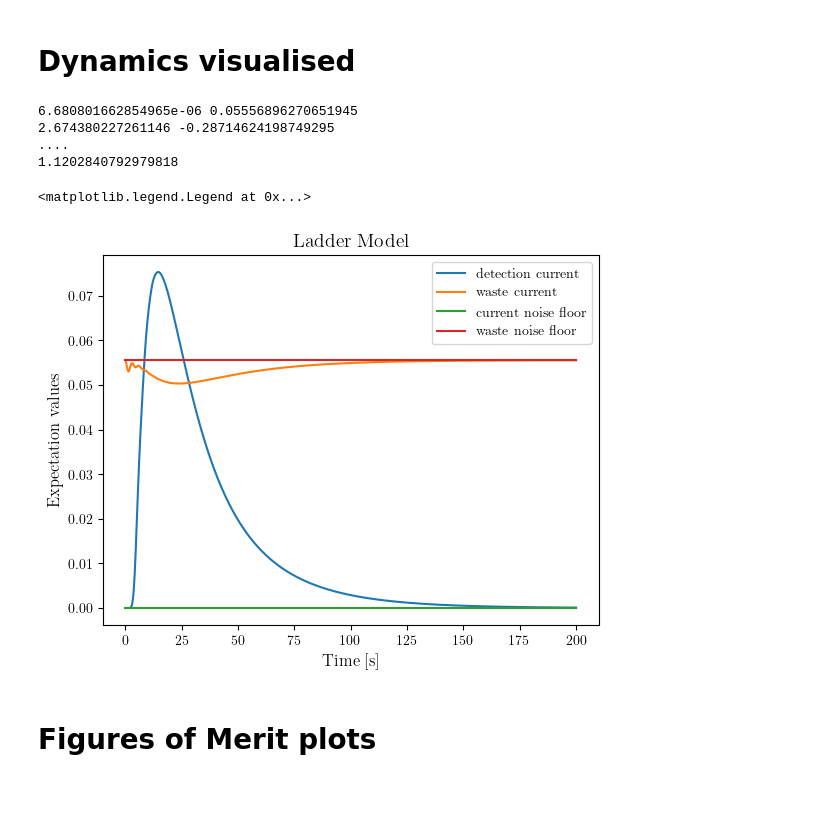
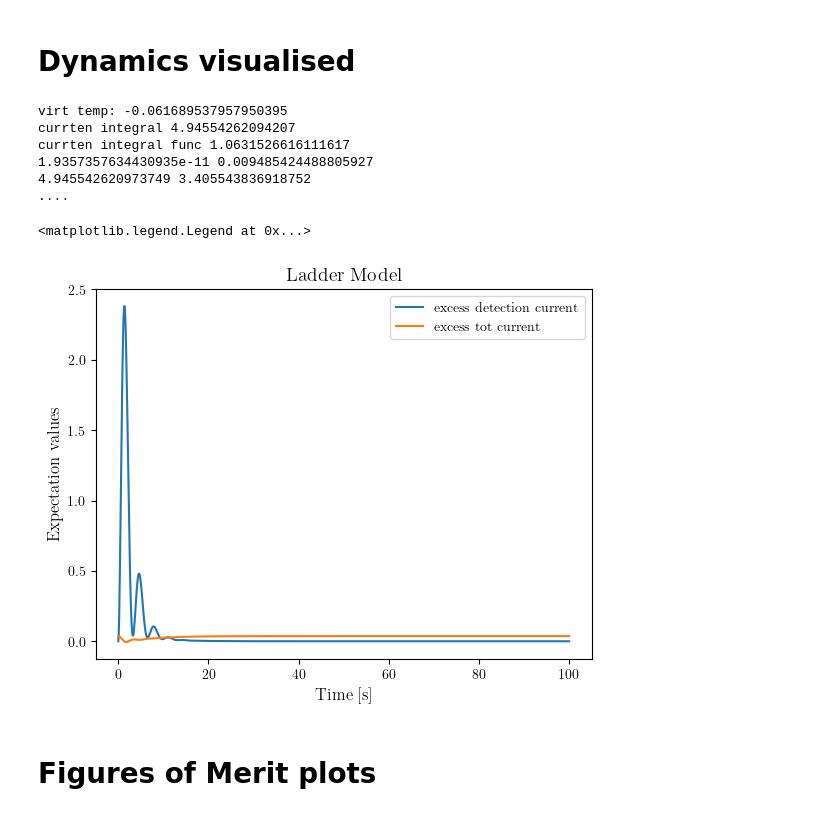
Before and after one commit to Emanuel-Schwarzhans/Quantum-detectors-as-autonomous-machines-assessing-the-thermodynamics-of-information-acquisit-co, a Jupyter notebook: thermal_single_photon_activation_amplification.ipynb, the cells around one changed output. Cells and saved outputs as stored; diff of their text form; code cells hidden in the pictures.

Commit message:
in the process of changing some figures of merit

```diff
--- a/thermal_single_photon_activation_amplification.ipynb
+++ b/thermal_single_photon_activation_amplification.ipynb
@@ -23,7 +23,7 @@ plt.rcParams.update({
 # %% [markdown]
 # Dynamics visualised
 # %%
-d_l=10
+d_l=3
 # Interaction strenghts
 g_sl=1
 g_ml=1
@@ -32,25 +32,26 @@ g_ml=1
 #e_l=1/(d_l-3)
 
 e_max=5
-e_s=0.5
+e_s=0.1
 e_C=0.8
 e_l=(e_max-e_s)/(d_l-2)
 e_H=e_l+e_C
 
-t_f = 200 #final time
+t_f = 100 #final time
 t_steps = 1000 # num of timesteps
 
 # Jump rates
 rateM=1
-rateB=0.1
+rateB=0.01
 rateD=1
 TH=10
-TC=0.1
+TC=0.01
 Tb=TC
 Td=TC
 
-k=5
+k=1
 
+print("virt temp:",e_l/(e_H/TH-e_C/TC))
 
 # parameters=[d_l,g_sl,g_lb,g_ml,e_s,e_l,e_C,e_H,rH,rC,rB,betaH,betaC,betaB]
 # tag_parameters="d_l,g_sl,g_lb,g_ml,e_s,e_l,e_C,e_H,rH,rC,rB,betaH,betaC,betaB"
@@ -61,13 +62,16 @@ H=H0_k(e_s,e_l,e_C,d_l,k)+HI_k(g_sl,g_ml,d_l,k)
 c_ops=c_ops_k(rateM,rateB,rateD,TH,TC,Tb,Td,e_s,e_C,e_l,d_l,k)
 
 # Observable operators
+# e_current_waste=Qobj(np.sum([-(c_ops_ladder_list_k(rateB,Tb,e_s,e_l,d_l,k)[2][l+1]-c_ops_ladder_list_k(rateB,Tb,e_s,e_l,d_l,k)[2][l])*c_ops_ladder_list_k(rateB,Tb,e_s,e_l,d_l,k)[0][l].dag()*c_ops_ladder_list_k(rateB,Tb,e_s,e_l,d_l,k)[0][l]+(c_ops_ladder_list_k(rateB,Tb,e_s,e_l,d_l,k)[2][l+1]-c_ops_ladder_list_k(rateB,Tb,e_s,e_l,d_l,k)[2][l])*c_ops_ladder_list_k(rateB,Tb,e_s,e_l,d_l,k)[1][l].dag()*c_ops_ladder_list_k(rateB,Tb,e_s,e_l,d_l,k)[1][l] for l in range(d_l-1)]))
 e_current_waste=Qobj(np.sum([-(c_ops_ladder_list_k(rateB,Tb,e_s,e_l,d_l,k)[2][l+1]-c_ops_ladder_list_k(rateB,Tb,e_s,e_l,d_l,k)[2][l])*c_ops_ladder_list_k(rateB,Tb,e_s,e_l,d_l,k)[0][l].dag()*c_ops_ladder_list_k(rateB,Tb,e_s,e_l,d_l,k)[0][l]+(c_ops_ladder_list_k(rateB,Tb,e_s,e_l,d_l,k)[2][l+1]-c_ops_ladder_list_k(rateB,Tb,e_s,e_l,d_l,k)[2][l])*c_ops_ladder_list_k(rateB,Tb,e_s,e_l,d_l,k)[1][l].dag()*c_ops_ladder_list_k(rateB,Tb,e_s,e_l,d_l,k)[1][l] for l in range(d_l-1)]))
+e_current_total= Qobj(np.sum([c_ops[i].dag()*c_ops[i] *(-1)**(i+1) for i in range(len(c_ops))]))
 # e_current_top=c_ops[7]-c_ops[6]
-e_current=(e_l*(d_l-2)+e_s)*(c_ops[7].dag()*c_ops[7]-c_ops[6].dag()*c_ops[6])
+# e_current=(e_l*(d_l-2)+e_s)*(c_ops[7].dag()*c_ops[7]-c_ops[6].dag()*c_ops[6])
+e_current=(c_ops[7].dag()*c_ops[7]-c_ops[6].dag()*c_ops[6])
 e_machine_heat_dissip =e_C*(c_ops[1].dag()*c_ops[1]-c_ops[0].dag()*c_ops[0])
 e_machine_heat_draw =e_H*(-c_ops[3].dag()*c_ops[3]+c_ops[2].dag()*c_ops[2])
 e_ready=tensor(identity(2),identity(2),matrix_element(0,0,d_l),identity(2))
-e_ops=[e_current,e_ready,e_machine_heat_dissip,e_machine_heat_draw,e_current_waste]
+e_ops=[e_current,e_ready,e_machine_heat_dissip,e_machine_heat_draw,e_current_waste,e_current_total]
 
 # [tensor(identity(2),identity(d_l),matrix_element(1,1,2)),tensor(identity(2),matrix_element(d_l-2,d_l-2,d_l),identity(2)),tensor(identity(2),Qobj(np.sum([matrix_element(n,n,d_l).full() for n in range(0,d_l-2)],axis=0)),identity(2)),tensor(matrix_element(1,1,2),identity(d_l),identity(2)),c_bath_mi.dag()*c_bath_mi]
 steady_prev_run=steadystate(H,c_ops)
@@ -75,15 +79,26 @@ psi0 = tensor(ptrace(steady_prev_run,0),ptrace(steady_prev_run,1),ptrace(steady_
 times = np.linspace(0., t_f, t_steps)
 hbar=6.62607015*10**(-34)
 real_times=times*6.62607015*10**(-34)/(299792458)
-result = mesolve(H,psi0, tlist=times,c_ops=c_ops, e_ops=e_ops)
+getdyn=get_dynamics_k(rateM,rateB,rateD,TH,TC,Tb,Td,e_s,e_C,e_l,g_sl,g_ml,d_l,t_f,t_steps,k)
+effic=efficiency(getdyn)
+result = getdyn[0]
 
 fig, ax = plt.subplots()
-plt.plot(times,result.expect[0],label="detection current")
+# plt.plot(times,result.expect[0],label="detection current")
+plt.plot(times,result.expect[0]-expect(e_ops[0],steady_prev_run),label="excess detection current")
+print("currten integral",np.trapz(np.array(result.expect[0]),dx=t_f/t_steps)-t_f*expect(e_ops[0],steady_prev_run))
+print("currten integral func",effic)
+# print("tot curr int",(np.trapz(np.array(result.expect[-1]),dx=t_f/t_steps)-t_f*expect(e_ops[-1],steady_prev_run)))
+# print("efficiency",(np.trapz(np.array(result.expect[0]),dx=t_f/t_steps)-t_f*expect(e_ops[0],steady_prev_run))/(np.trapz(np.array(result.expect[-1]),times,t_f/t_steps)-t_f*expect(e_ops[-1],steady_prev_run)))
+# print("efficiency",(np.trapz(np.array(result.expect[0]),times,t_f/t_steps))/np.trapz(np.array(result.expect[-1]),times,t_f/t_steps))
 # plt.plot(times,result.expect[1],label="ready state")
 # plt.plot(times,result.expect[-1],label="top")
-plt.plot(times,result.expect[-1],label="waste current")
-plt.plot(times,np.linspace(expect(e_ops[0],steady_prev_run),expect(e_ops[0],steady_prev_run),len(times)),label="current noise floor")
-plt.plot(times,np.linspace(expect(e_ops[-1],steady_prev_run),expect(e_ops[-1],steady_prev_run),len(times)),label="waste noise floor")
+# plt.plot(times,result.expect[-2],label="waste current")
+# plt.plot(times,result.expect[-1],label="tot current")
+plt.plot(times,result.expect[-1]-expect(e_ops[-1],steady_prev_run),label="excess tot current")
+# plt.plot(times,np.linspace(expect(e_ops[0],steady_prev_run),expect(e_ops[0],steady_prev_run),len(times)),label="current noise floor")
+# plt.plot(times,np.linspace(expect(e_ops[-2],steady_prev_run),expect(e_ops[-2],steady_prev_run),len(times)),label="waste noise floor")
+# plt.plot(times,np.linspace(expect(e_ops[-1],steady_prev_run),expect(e_ops[-1],steady_prev_run),len(times)),label="tot curr noise floor")
 
 # plt.plot(times,(result.expect[0]-expect(e_ops[0],steady_prev_run))/
 #          (result.expect[0]-expect(e_ops[0],steady_prev_run)+result.expect[-1]-expect(e_ops[-1],steady_prev_run)),label="instantaneous $J_D/J_C$ excess")
@@ -92,38 +107,41 @@ plt.plot(times,np.linspace(expect(e_ops[-1],steady_prev_run),expect(e_ops[-1],st
 # plt.fill_between(times, result.expect[0]- np.sqrt(result.expect[4]-result.expect[0]**2)/2,  result.expect[0] + np.sqrt(result.expect[4]-result.expect[0]**2)/2, color='gray', alpha=0.5, label='Current +- sdt dev /2')
 
 # plt.plot(times,result.expect[2],label="Machine entropy production")
 
 
 # plt.plot(times,result.expect[3],label="Machine heat draw")
 #plt.plot(times[200:300],result.expect[0][200:300])
 #plt.plot(times[200:300],result.expect[1][200:300])
 # plt.plot(times,result.expect[2])
 # plt.plot(times,result.expect[3])
 # plt.plot(result.expect[4])
 ax.set_xlabel('Time [s]')
 ax.set_ylabel('Expectation values')
 ax.legend(("detection current", "ready state","Machine entropy production", "Machine heat draw"))
 plt.title("Ladder Model")
 # print(tag_parameters)
 # print(parameters)
 # print("virtual inverse temperature: ",betaV)
 # print("efficiency: ",efficiency)
 noise_floor_curr=expect(e_ops[0],steady_prev_run)
 noise_floor_waste=expect(e_ops[-1],steady_prev_run)
 print(noise_floor_curr,noise_floor_waste)
 print(np.sum((result.expect[0]-noise_floor_curr)*t_f/t_steps),np.sum((result.expect[-1]-noise_floor_waste)*t_f/t_steps))
 
 print("....")
-print(np.sum((result.expect[0]-noise_floor_curr)*t_f/t_steps)/(np.sum((result.expect[0]-noise_floor_curr)*t_f/t_steps)+np.sum((result.expect[-1]-noise_floor_waste)*t_f/t_steps)))
+# print("tot ss curr:",result.expect[-1])
+# print(np.sum((result.expect[0]-noise_floor_curr)*t_f/t_steps)/(np.sum((result.expect[0]-noise_floor_curr)*t_f/t_steps)+np.sum((result.expect[-1]-noise_floor_waste)*t_f/t_steps)))
 ax.legend()
 # fig.savefig('/home/manu/MEGA/Meine_Uni/Uni/Huber_Group/Projects/010 Measurement_Detector_Model/Python/transient_dyn_1.eps', format='eps')
 # %% [output]
-6.680801662854965e-06 0.05556896270651945
-2.674380227261146 -0.28714624198749295
+virt temp: -0.061689537957950395
+currten integral 4.94554262094207
+currten integral func 1.0631526616111617
+1.9357357634430935e-11 0.009485424488805927
+4.945542620973749 3.405543836918752
 ....
-1.1202840792979818
 <matplotlib.legend.Legend at 0x...>
-[figure, old version]
+[figure, new version]
 # %% [markdown]
 # Figures of Merit plots
 # %% [markdown]
```
Also changed, not shown: parts of 7 cells of this notebook, 3 other files.
